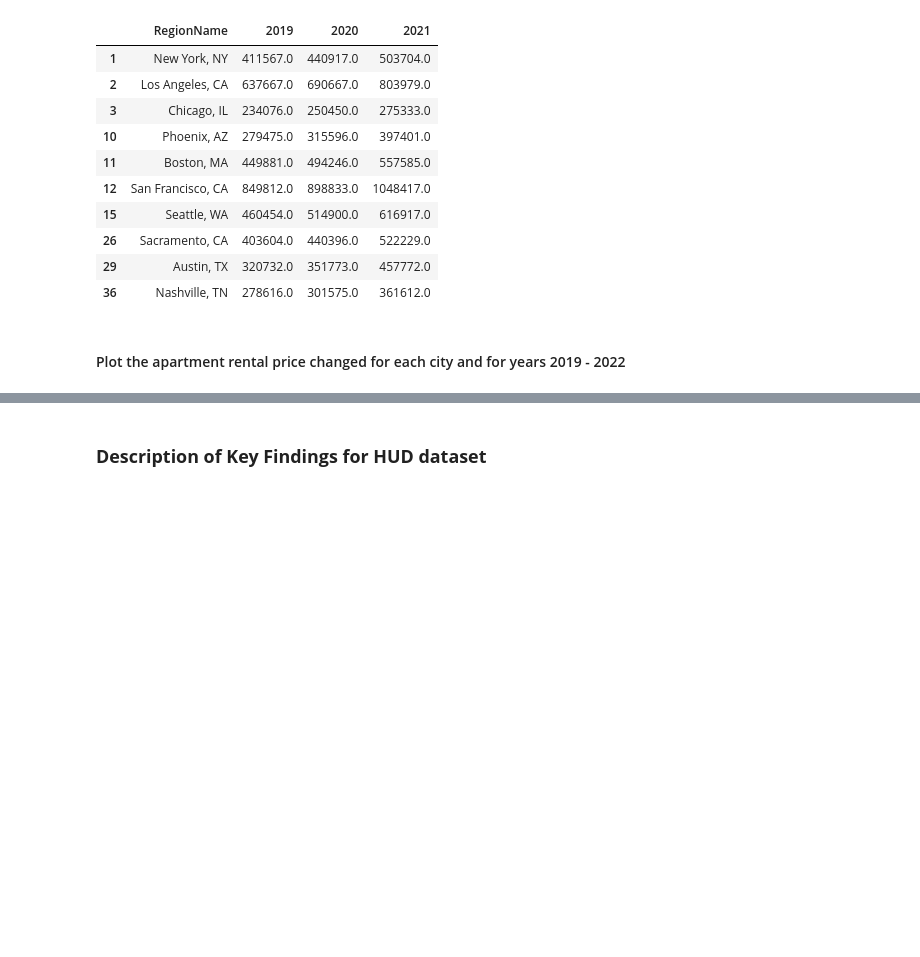
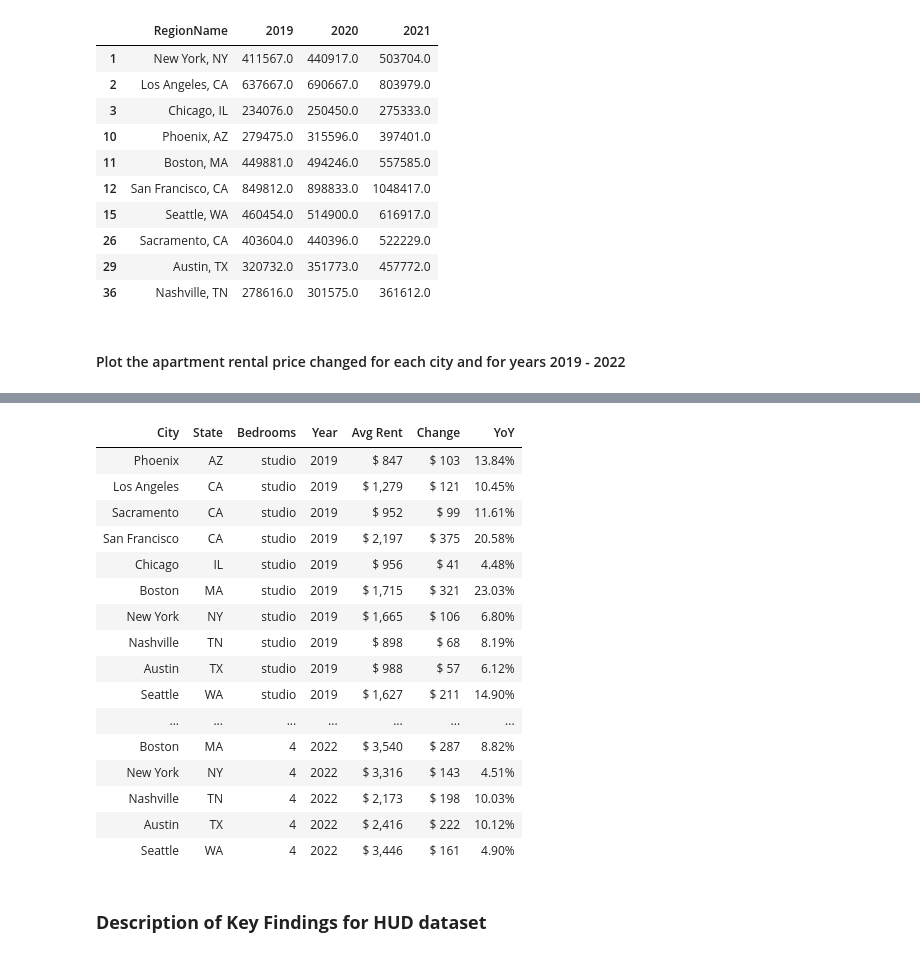
Before and after one commit to Keren-Neeq/DS4A-Team1, a Jupyter notebook: notebooks/Team1_EDA.ipynb, the cells around one changed output, grey strips where cells are left out. Cells and saved outputs as stored; diff of their text form; code cells hidden in the pictures; blank space fills up the shorter version.

```diff
--- a/notebooks/Team1_EDA.ipynb
+++ b/notebooks/Team1_EDA.ipynb
@@ -507,7 +790,7 @@ plt.show()
 # %%
-# Highlight rent with most significant annual drop
+# Highlight negative rent values
 
-def highlight_min(cell):
+def highlight_text(cell):
     if type(cell) != str and cell < 0 :
         return 'color: red'
     else:
@@ -536,0 +804,3 @@ merged_df.style.format({"Price Difference":"${:20,.0f}",
+# %%
+yoy_df = yearly_df[['City', 'State', 'Bedrooms', 'Year', 'Avg Rent', 'Change', 'YoY']]
+yoy_df.head()
@@ -537,3 +814,32 @@ merged_df.style.format({"Price Difference":"${:20,.0f}",
+# %%
+# Highlight rent with most highest increase and decrease in price
+
+yoy_df.style.format({"Avg Rent":"${:20,.0f}",
+                     "Change":"${:20,.0f}",
+                     "YoY":"{:,.2f}%"}).hide_index()\
+                        .applymap(highlight_text)\
+                        .highlight_min(subset=['Avg Rent', 'Change', 'YoY'],
+                                       color='#668aaa')\
+                        .highlight_max(subset=['Avg Rent', 'Change', 'YoY'],
+                                       color='#ffe579')
+# %% [output]
+| City | State | Bedrooms | Year | Avg Rent | Change | YoY |
+| Phoenix | AZ | studio | 2019 | $ 847 | $ 103 | 13.84% |
+| Los Angeles | CA | studio | 2019 | $ 1,279 | $ 121 | 10.45% |
+| Sacramento | CA | studio | 2019 | $ 952 | $ 99 | 11.61% |
+| San Francisco | CA | studio | 2019 | $ 2,197 | $ 375 | 20.58% |
+| Chicago | IL | studio | 2019 | $ 956 | $ 41 | 4.48% |
+| Boston | MA | studio | 2019 | $ 1,715 | $ 321 | 23.03% |
+| New York | NY | studio | 2019 | $ 1,665 | $ 106 | 6.80% |
+| Nashville | TN | studio | 2019 | $ 898 | $ 68 | 8.19% |
+| Austin | TX | studio | 2019 | $ 988 | $ 57 | 6.12% |
+| Seattle | WA | studio | 2019 | $ 1,627 | $ 211 | 14.90% |
+| ... | ... | ... | ... | ... | ... | ... |
+| Boston | MA | 4 | 2022 | $ 3,540 | $ 287 | 8.82% |
+| New York | NY | 4 | 2022 | $ 3,316 | $ 143 | 4.51% |
+| Nashville | TN | 4 | 2022 | $ 2,173 | $ 198 | 10.03% |
+| Austin | TX | 4 | 2022 | $ 2,416 | $ 222 | 10.12% |
+| Seattle | WA | 4 | 2022 | $ 3,446 | $ 161 | 4.90% |
 # %% [markdown]
 ### **Description of Key Findings for HUD dataset**
 # %% [markdown]
```
Also changed, not shown: parts of 60 cells of this notebook.
